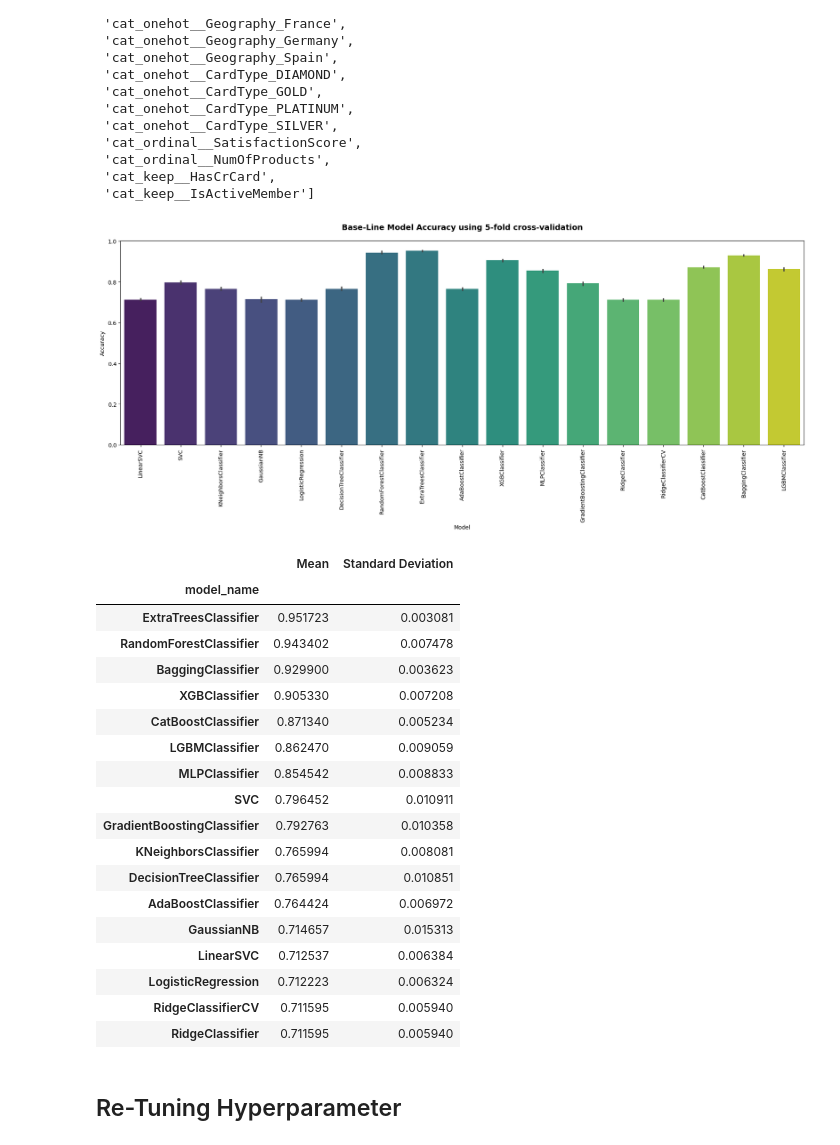
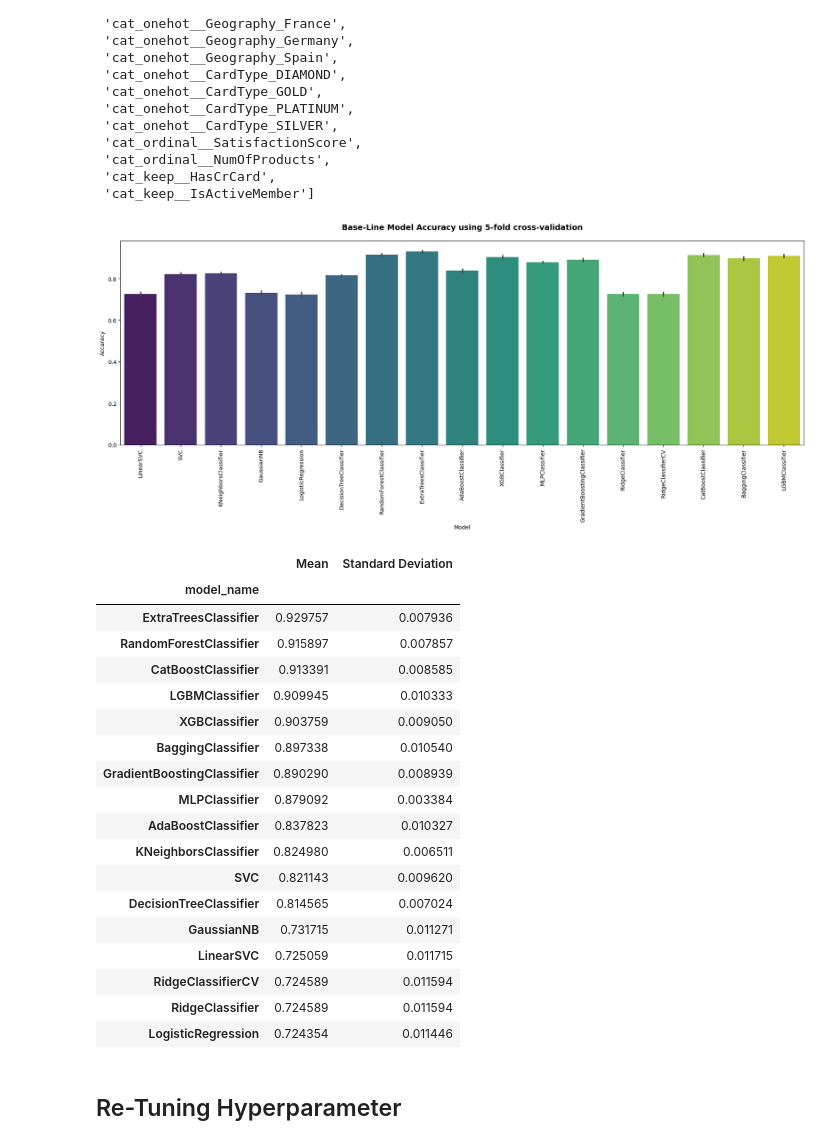
Before and after one commit to daominhthuan42/kaggle-portfolio, a Jupyter notebook: 02_BANK_CHURN_ANALYSIS/Customer_churn.ipynb, the cells around one changed output. Cells and saved outputs as stored; diff of their text form; code cells hidden in the pictures.

```diff
--- a/02_BANK_CHURN_ANALYSIS/Customer_churn.ipynb
+++ b/02_BANK_CHURN_ANALYSIS/Customer_churn.ipynb
@@ -2363,15 +2360,0 @@ Several features, such as: <br>
-# %%
-from sklearn.utils import resample
-
-# Separate the majority and minority classes
-majority_class = processed_df[processed_df["Exited"] == 0]
-minority_class = processed_df[processed_df["Exited"] == 1]
-
-# Oversample the minority class
-minority_oversampled = resample(minority_class,
-                                replace=True,
-                                n_samples=len(majority_class),
-                                random_state=42)
-
-# Combine the majority and oversampled minority class
-processed_df = pd.concat([majority_class, minority_oversampled])
@@ -2582,6 +2530,12 @@ list_feature_prepared
         Evaluation Using Cross-Validation
     </h1>
 </div>
+# %%
+# Using SMOTE to handling imbalance data.
+from imblearn.over_sampling import SMOTE
+
+smote = SMOTE(random_state=42)
+X_resampled, y_resampled = smote.fit_resample(df_Churn_prepared, df_Churn_label)
 # %%
 from sklearn.svm import LinearSVC, SVC
 from sklearn.neighbors import KNeighborsClassifier
@@ -2622,7 +2576,7 @@ models = [
     LGBMClassifier(random_state=seed, verbosity=-1)
 ]
 # %%
-def generate_baseline_results(models = models, X = df_Churn_prepared, y = df_Churn_label, metric = "accuracy",
+def generate_baseline_results(models = models, X = X_resampled, y = y_resampled, metric = "accuracy",
                               cv = kfold, plot_result = False):
     entries = []
     for model in models:
@@ -3085,28 +3046,29 @@ list_feature_prepared_new
  'cat_keep__HasCrCard',
  'cat_keep__IsActiveMember']
 # %%
-generate_baseline_results(X=df_Churn_prepared_new, y=df_Churn_label, plot_result = True)
+X_resampled_new, y_resampled_new = smote.fit_resample(df_Churn_prepared_new, df_Churn_label)
+generate_baseline_results(X=X_resampled_new, y=y_resampled_new, plot_result = True)
 # %% [output]
-[figure, old version]
+[figure, new version]
 |  | Mean | Standard Deviation |
 | model_name |  |  |
-| ExtraTreesClassifier | 0.951723 | 0.003081 |
-| RandomForestClassifier | 0.943402 | 0.007478 |
-| BaggingClassifier | 0.929900 | 0.003623 |
-| XGBClassifier | 0.905330 | 0.007208 |
-| CatBoostClassifier | 0.871340 | 0.005234 |
-| LGBMClassifier | 0.862470 | 0.009059 |
-| MLPClassifier | 0.854542 | 0.008833 |
-| SVC | 0.796452 | 0.010911 |
-| GradientBoostingClassifier | 0.792763 | 0.010358 |
-| KNeighborsClassifier | 0.765994 | 0.008081 |
-| DecisionTreeClassifier | 0.765994 | 0.010851 |
-| AdaBoostClassifier | 0.764424 | 0.006972 |
-| GaussianNB | 0.714657 | 0.015313 |
-| LinearSVC | 0.712537 | 0.006384 |
-| LogisticRegression | 0.712223 | 0.006324 |
-| RidgeClassifierCV | 0.711595 | 0.005940 |
-| RidgeClassifier | 0.711595 | 0.005940 |
+| ExtraTreesClassifier | 0.929757 | 0.007936 |
+| RandomForestClassifier | 0.915897 | 0.007857 |
+| CatBoostClassifier | 0.913391 | 0.008585 |
+| LGBMClassifier | 0.909945 | 0.010333 |
+| XGBClassifier | 0.903759 | 0.009050 |
+| BaggingClassifier | 0.897338 | 0.010540 |
+| GradientBoostingClassifier | 0.890290 | 0.008939 |
+| MLPClassifier | 0.879092 | 0.003384 |
+| AdaBoostClassifier | 0.837823 | 0.010327 |
+| KNeighborsClassifier | 0.824980 | 0.006511 |
+| SVC | 0.821143 | 0.009620 |
+| DecisionTreeClassifier | 0.814565 | 0.007024 |
+| GaussianNB | 0.731715 | 0.011271 |
+| LinearSVC | 0.725059 | 0.011715 |
+| RidgeClassifierCV | 0.724589 | 0.011594 |
+| RidgeClassifier | 0.724589 | 0.011594 |
+| LogisticRegression | 0.724354 | 0.011446 |
 # %% [markdown]
 ## Re-Tuning Hyperparameter
 # %% [markdown]
```
Also changed, not shown: parts of 32 cells of this notebook.
